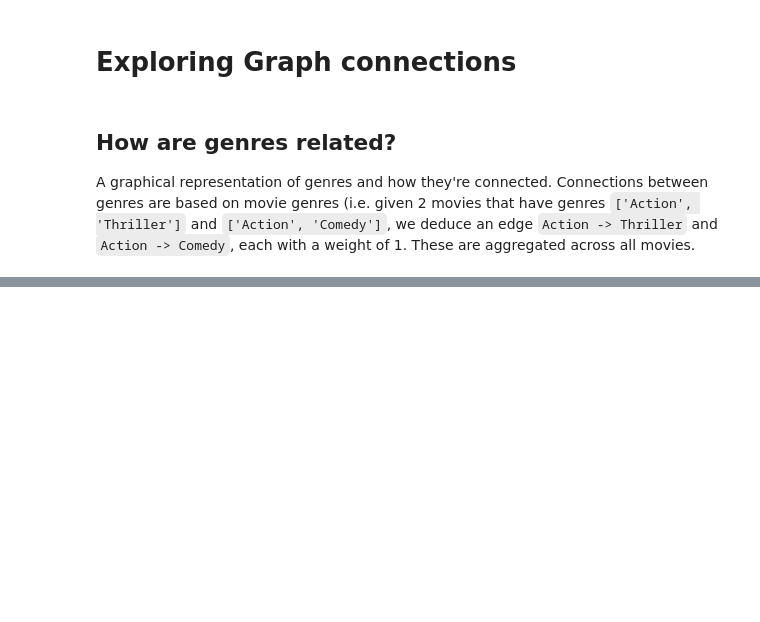
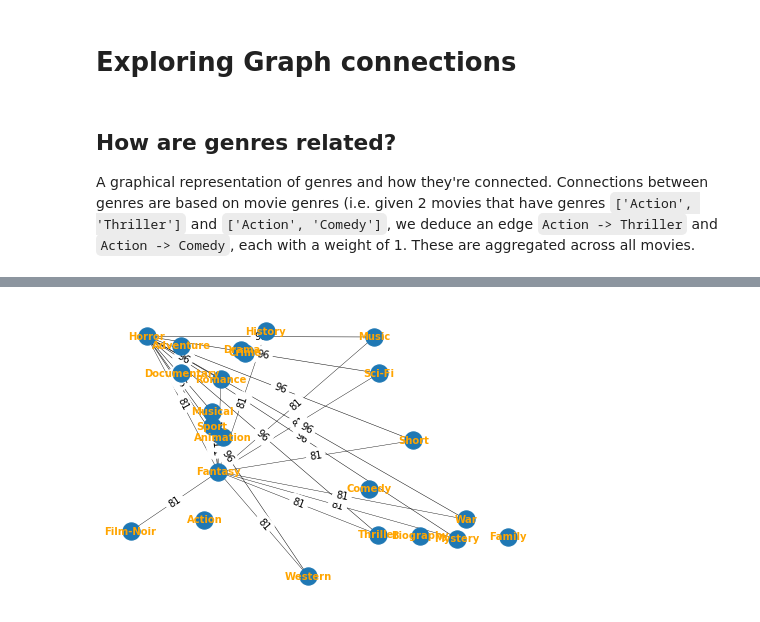
Before and after one commit to smre/network_analysis_project, a Jupyter notebook: graph_explorations.ipynb, the cells around one changed output, grey strips where cells are left out. Cells and saved outputs as stored; diff of their text form; code cells hidden in the pictures; blank space fills up the shorter version.

```diff
--- a/graph_explorations.ipynb
+++ b/graph_explorations.ipynb
@@ -121,0 +120,4 @@ plt.show()
+# %%
+draw_connection_with_edges(G, min_weight=50, max_weight=100, c=10, font_size=10)
+# %% [output]
+[figure, added]
```
Also changed, not shown: parts of 21 cells of this notebook.
